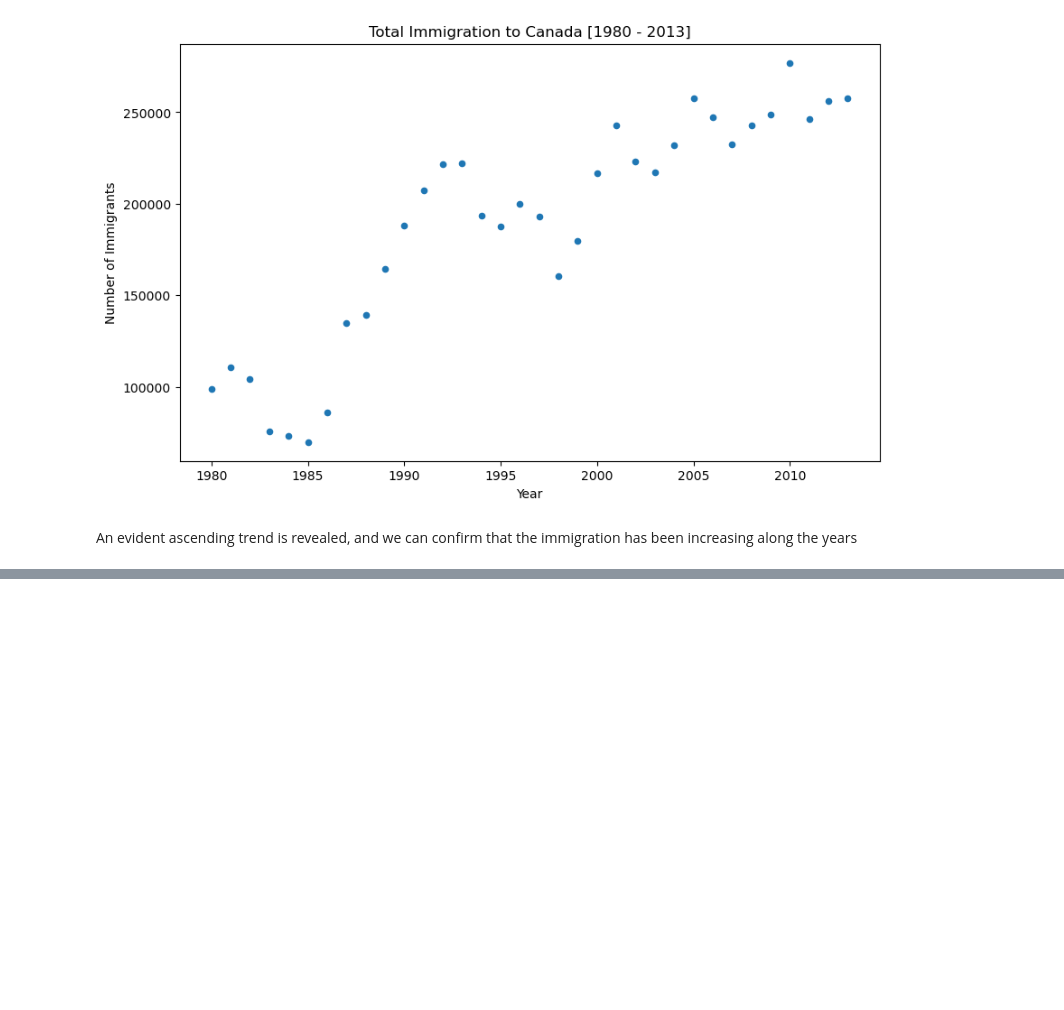
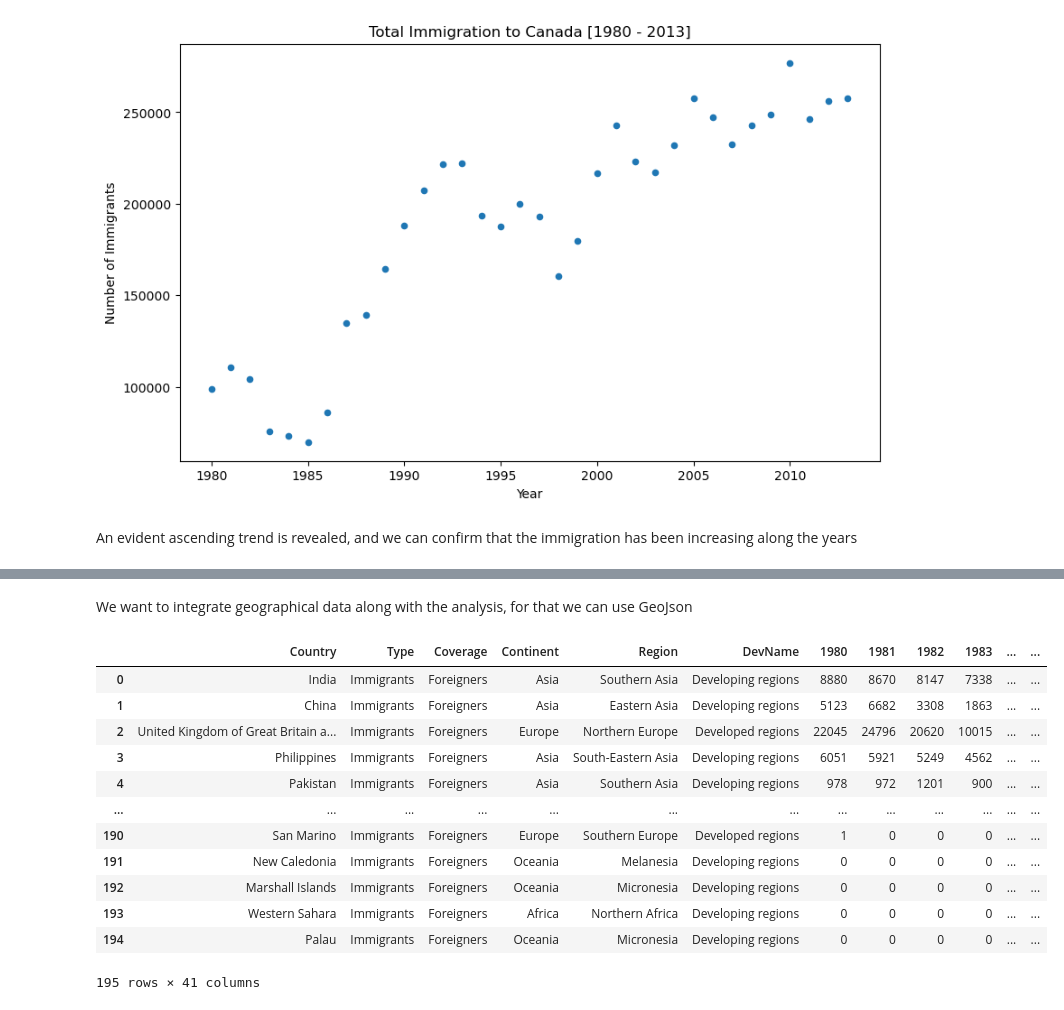
Before and after one commit to rodolphojung/Data-Science-and-Analytics, a Jupyter notebook: analysis-of-immigration-to-canada-from-1980-to-2013.ipynb, the cells around one changed output, grey strips where cells are left out. Cells and saved outputs as stored; diff of their text form; code cells hidden in the pictures; blank space fills up the shorter version.

Commit message:
Kaggle Notebook | Analysis of immigration to from 1980 to 2013 | Version 6

```diff
--- a/analysis-of-immigration-to-canada-from-1980-to-2013.ipynb
+++ b/analysis-of-immigration-to-canada-from-1980-to-2013.ipynb
@@ -385 +406,21 @@ plt.ylim(0,)
 [figure]
+# %% [markdown]
+We want to integrate geographical data along with the analysis, for that we can use GeoJson
+# %%
+df.head()
+df1 = df.reset_index()
+df1
+# %% [output]
+|  | Country | Type | Coverage | Continent | Region | DevName | 1980 | 1981 | 1982 | 1983 | ... | ... |
+| 0 | India | Immigrants | Foreigners | Asia | Southern Asia | Developing regions | 8880 | 8670 | 8147 | 7338 | ... | ... |
+| 1 | China | Immigrants | Foreigners | Asia | Eastern Asia | Developing regions | 5123 | 6682 | 3308 | 1863 | ... | ... |
+| 2 | United Kingdom of Great Britain a... | Immigrants | Foreigners | Europe | Northern Europe | Developed regions | 22045 | 24796 | 20620 | 10015 | ... | ... |
+| 3 | Philippines | Immigrants | Foreigners | Asia | South-Eastern Asia | Developing regions | 6051 | 5921 | 5249 | 4562 | ... | ... |
+| 4 | Pakistan | Immigrants | Foreigners | Asia | Southern Asia | Developing regions | 978 | 972 | 1201 | 900 | ... | ... |
+| ... | ... | ... | ... | ... | ... | ... | ... | ... | ... | ... | ... | ... |
+| 190 | San Marino | Immigrants | Foreigners | Europe | Southern Europe | Developed regions | 1 | 0 | 0 | 0 | ... | ... |
+| 191 | New Caledonia | Immigrants | Foreigners | Oceania | Melanesia | Developing regions | 0 | 0 | 0 | 0 | ... | ... |
+| 192 | Marshall Islands | Immigrants | Foreigners | Oceania | Micronesia | Developing regions | 0 | 0 | 0 | 0 | ... | ... |
+| 193 | Western Sahara | Immigrants | Foreigners | Africa | Northern Africa | Developing regions | 0 | 0 | 0 | 0 | ... | ... |
+| 194 | Palau | Immigrants | Foreigners | Oceania | Micronesia | Developing regions | 0 | 0 | 0 | 0 | ... | ... |
+195 rows × 41 columns
```
Also changed, not shown: parts of 4 cells of this notebook.
